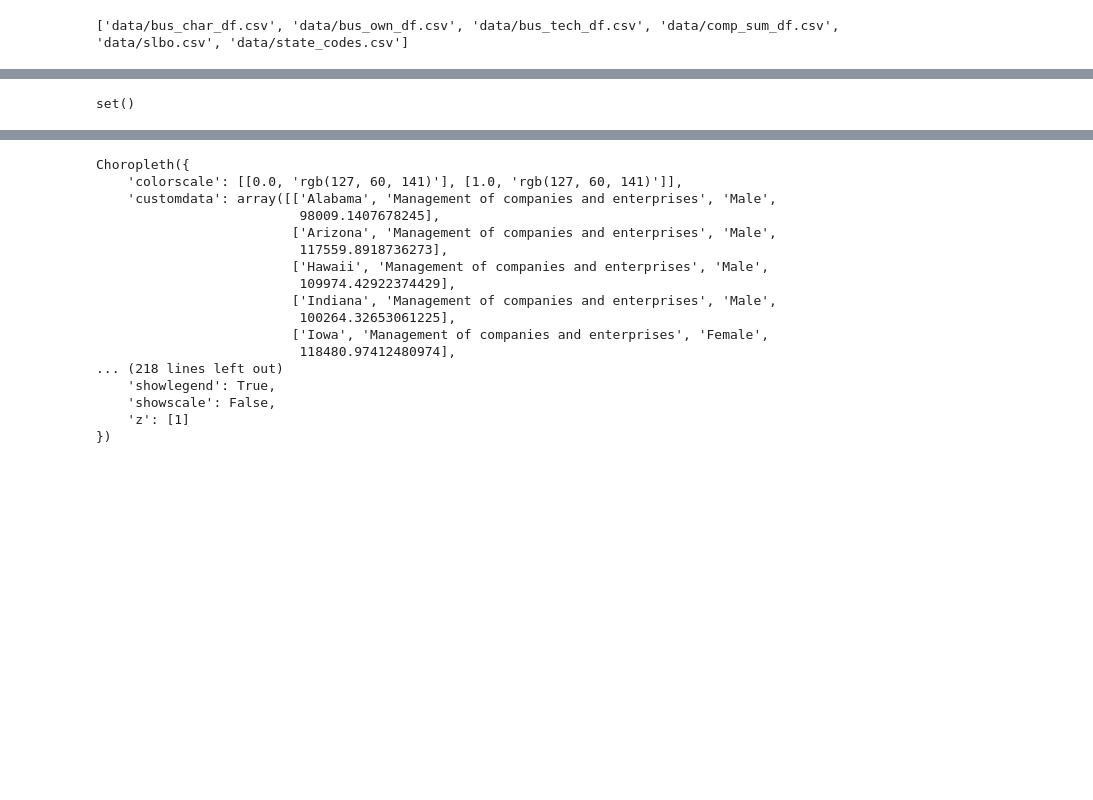
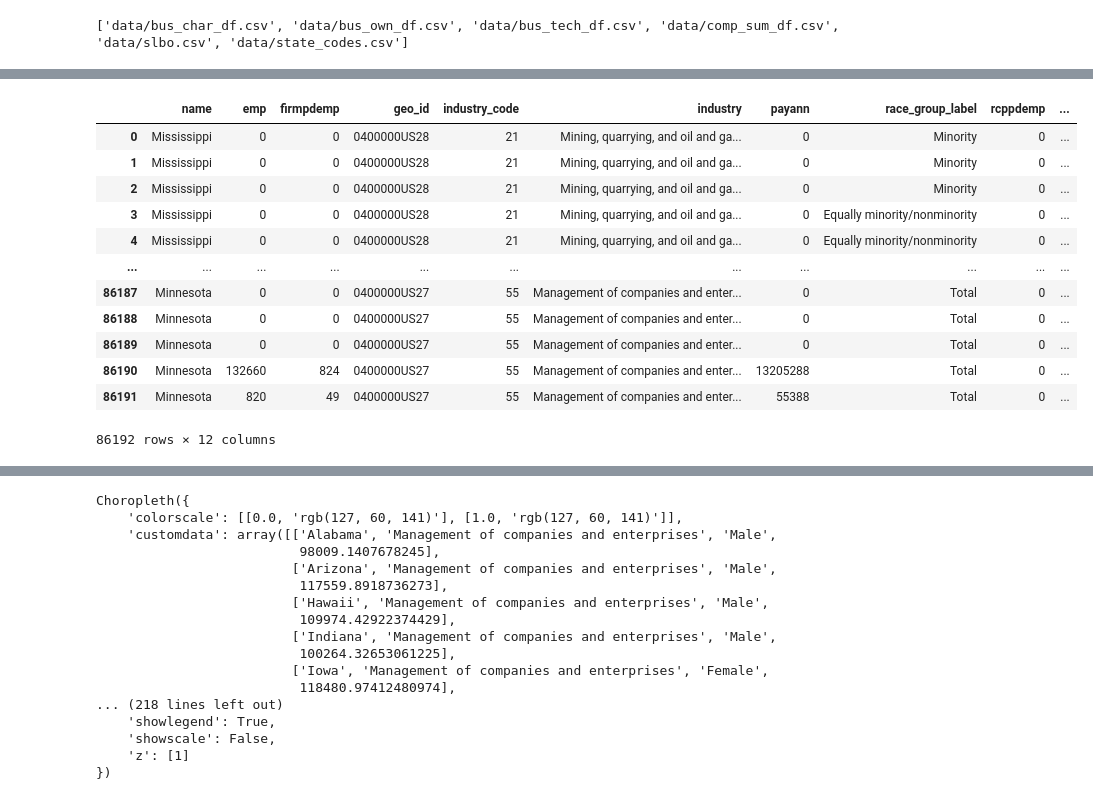
Before and after one commit to jedc4xer/abs_group_assessment, a Jupyter notebook: jeds_visualizations.ipynb, the cells around one changed output, grey strips where cells are left out. Saved outputs shown, nothing was run; the diff lists cells and outputs as text; code cells hidden in the pictures; blank space fills up the shorter version.

```diff
--- a/jeds_visualizations.ipynb
+++ b/jeds_visualizations.ipynb
@@ -76,4 +25,16 @@ grouped = grouped[['name','industry','avg_pay','Postal Abbr.']]
-# %%
-set(comp_sum_subset_agg.name.tolist()) - set(grouped.name.tolist())
-# %% [output]
-set()
+# %%
+comp_sum_df
+# %% [output]
+|  | name | emp | firmpdemp | geo_id | industry_code | industry | payann | race_group_label | rcppdemp | ... |
+| 0 | Mississippi | 0 | 0 | 0400000US28 | 21 | Mining, quarrying, and oil and ga... | 0 | Minority | 0 | ... |
+| 1 | Mississippi | 0 | 0 | 0400000US28 | 21 | Mining, quarrying, and oil and ga... | 0 | Minority | 0 | ... |
+| 2 | Mississippi | 0 | 0 | 0400000US28 | 21 | Mining, quarrying, and oil and ga... | 0 | Minority | 0 | ... |
+| 3 | Mississippi | 0 | 0 | 0400000US28 | 21 | Mining, quarrying, and oil and ga... | 0 | Equally minority/nonminority | 0 | ... |
+| 4 | Mississippi | 0 | 0 | 0400000US28 | 21 | Mining, quarrying, and oil and ga... | 0 | Equally minority/nonminority | 0 | ... |
+| ... | ... | ... | ... | ... | ... | ... | ... | ... | ... | ... |
+| 86187 | Minnesota | 0 | 0 | 0400000US27 | 55 | Management of companies and enter... | 0 | Total | 0 | ... |
+| 86188 | Minnesota | 0 | 0 | 0400000US27 | 55 | Management of companies and enter... | 0 | Total | 0 | ... |
+| 86189 | Minnesota | 0 | 0 | 0400000US27 | 55 | Management of companies and enter... | 0 | Total | 0 | ... |
+| 86190 | Minnesota | 132660 | 824 | 0400000US27 | 55 | Management of companies and enter... | 13205288 | Total | 0 | ... |
+| 86191 | Minnesota | 820 | 49 | 0400000US27 | 55 | Management of companies and enter... | 55388 | Total | 0 | ... |
+86192 rows × 12 columns
```
Also changed, not shown: parts of 8 cells of this notebook.
